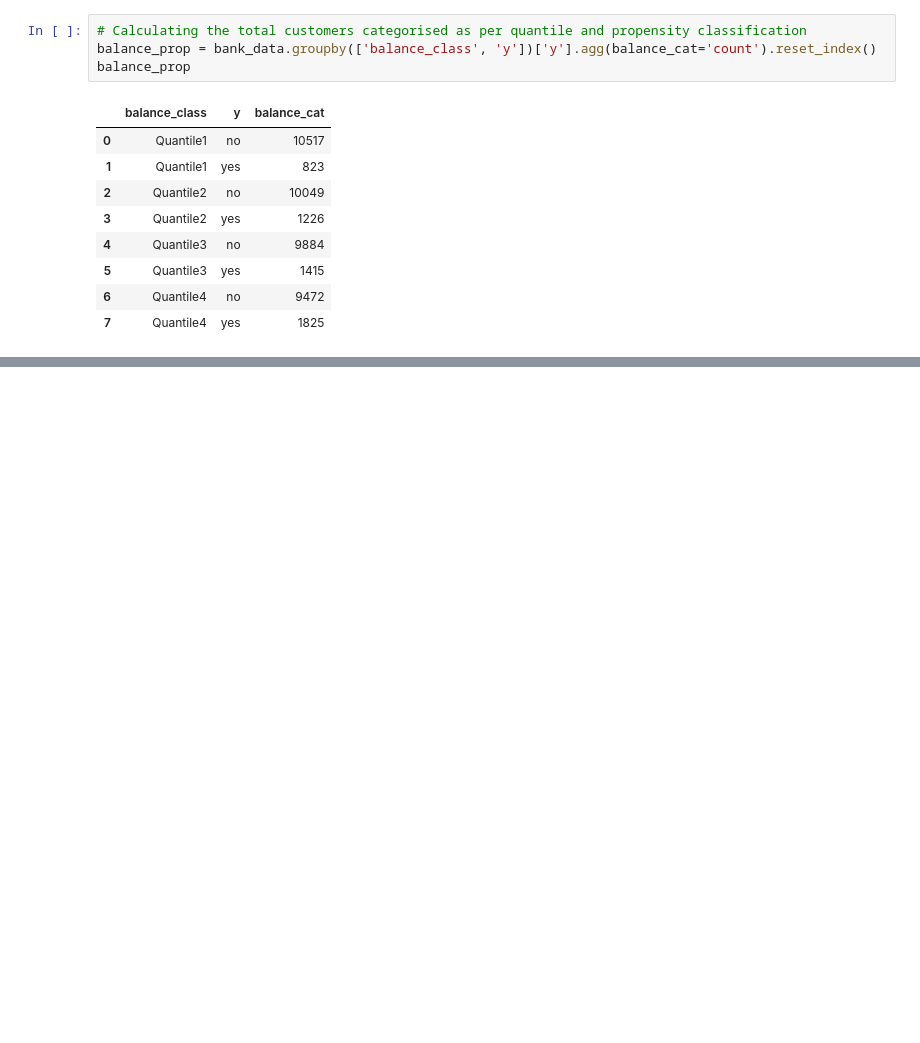
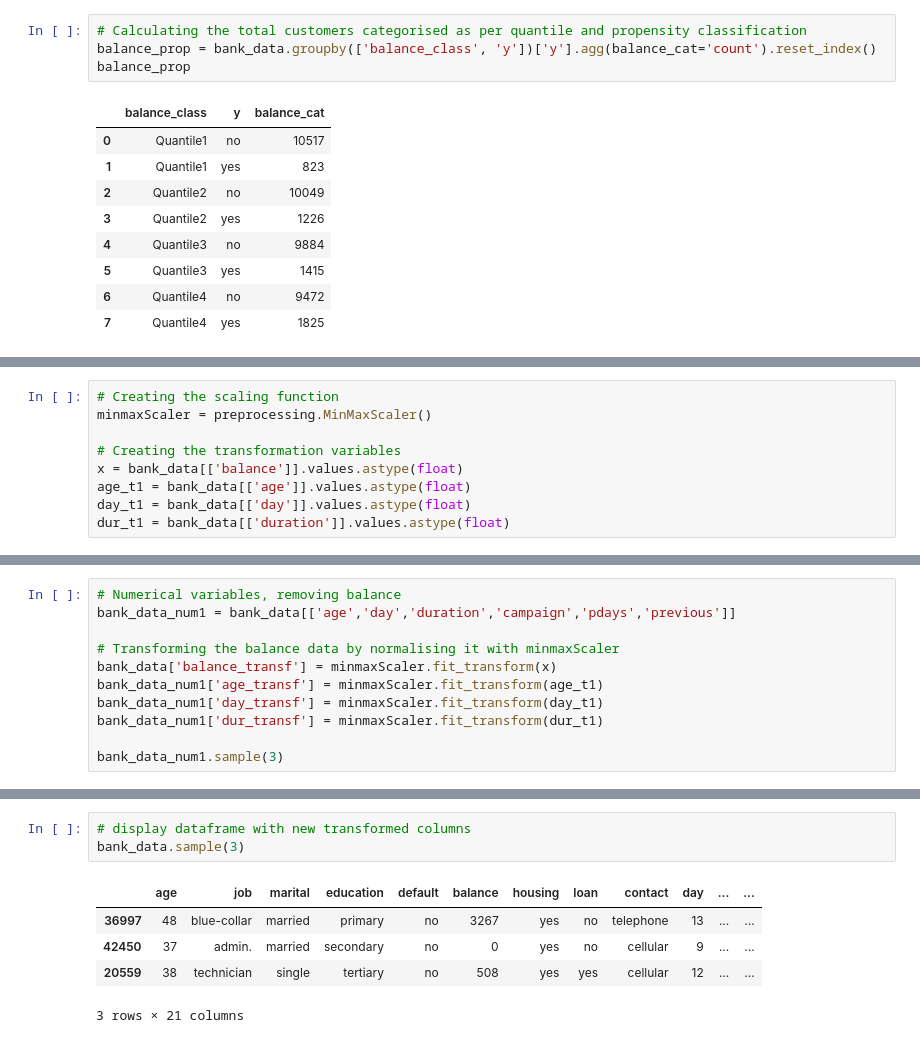
Before and after one commit to jjpal/practice_projects, a Jupyter notebook: Packt Workshops/Binary_Classification_Activity_3_01.ipynb, the cells around one changed output, grey strips where cells are left out. Cells and saved outputs as stored; diff of their text form; blank space fills up the shorter version.

```diff
--- a/Packt Workshops/Binary_Classification_Activity_3_01.ipynb
+++ b/Packt Workshops/Binary_Classification_Activity_3_01.ipynb
@@ -248,0 +274,9 @@ bank_data_comb
+# %%
+# Creating the scaling function
+minmaxScaler = preprocessing.MinMaxScaler()
+
+# Creating the transformation variables
+x = bank_data[['balance']].values.astype(float)
+age_t1 = bank_data[['age']].values.astype(float)
+day_t1 = bank_data[['day']].values.astype(float)
+dur_t1 = bank_data[['duration']].values.astype(float)
@@ -248,0 +294,11 @@ bank_data_comb
+# %%
+# Numerical variables, removing balance
+bank_data_num1 = bank_data[['age','day','duration','campaign','pdays','previous']]
+
+# Transforming the balance data by normalising it with minmaxScaler
+bank_data['balance_transf'] = minmaxScaler.fit_transform(x)
+bank_data_num1['age_transf'] = minmaxScaler.fit_transform(age_t1)
+bank_data_num1['day_transf'] = minmaxScaler.fit_transform(day_t1)
+bank_data_num1['dur_transf'] = minmaxScaler.fit_transform(dur_t1)
+
+bank_data_num1.sample(3)
@@ -248,0 +325,9 @@ bank_data_comb
+# %%
+# display dataframe with new transformed columns
+bank_data.sample(3)
+# %% [output]
+|  | age | job | marital | education | default | balance | housing | loan | contact | day | ... | ... |
+| 36997 | 48 | blue-collar | married | primary | no | 3267 | yes | no | telephone | 13 | ... | ... |
+| 42450 | 37 | admin. | married | secondary | no | 0 | yes | no | cellular | 9 | ... | ... |
+| 20559 | 38 | technician | single | tertiary | no | 508 | yes | yes | cellular | 12 | ... | ... |
+3 rows × 21 columns
```
Also changed, not shown: parts of 27 cells of this notebook.
